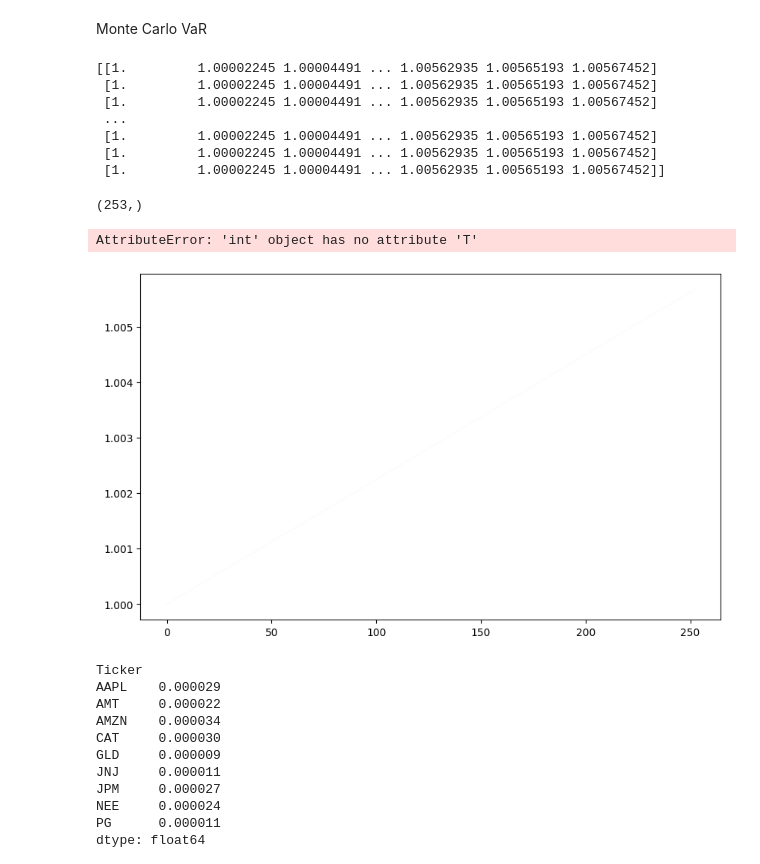
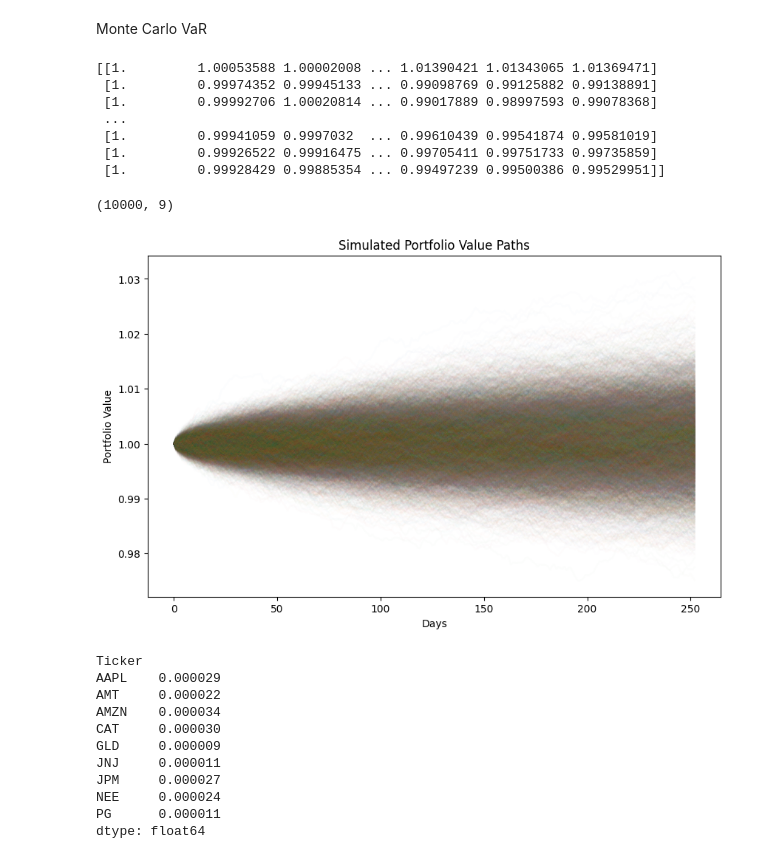
Before and after one commit to bilil-byte/Financial-Risk-project, a Jupyter notebook: notebook.ipynb, the cells around one changed output. Drawn from its saved outputs; the diff is of its cells as text; code cells hidden in the pictures.

```diff
--- a/notebook.ipynb
+++ b/notebook.ipynb
@@ -88,11 +88,14 @@ def simulation_gbm (weights, returns, cov, S0 = 1.0, n_days = 252, n_sim = 10000
     np.random.seed (42)
     dt = 1/252
 
+    returns = np.asarray (returns)
     port_values = np.zeros ((n_sim, n_days+1))
     port_values [:,0] = S0
 
+    z = np.random.normal (size=(n_sim, n_days, len(weights)))
+
     for t in range (1, n_days + 1) :
-        asset_returns = (returns - 0.5 * np.diag(cov)) * dt + np.diag(cov) * np.sqrt (dt)
+        asset_returns = (returns - 0.5 * np.diag(cov)) * dt + np.sqrt (np.diag(cov)) * np.sqrt (dt) * z [:, t-1, :]
         port_return = asset_returns @ weights
         port_values [:,t] = port_values [:, t-1] * np.exp (port_return)
 
@@ -101,29 +104,30 @@ def simulation_gbm (weights, returns, cov, S0 = 1.0, n_days = 252, n_sim = 10000
 simulated_portfolio_values = simulation_gbm (portfolio_weights, assets_returns, data_returns.cov())
 print (simulated_portfolio_values)
 # %% [output]
-[[1.         1.00002245 1.00004491 ... 1.00562935 1.00565193 1.00567452]
- [1.         1.00002245 1.00004491 ... 1.00562935 1.00565193 1.00567452]
- [1.         1.00002245 1.00004491 ... 1.00562935 1.00565193 1.00567452]
+[[1.         1.00053588 1.00002008 ... 1.01390421 1.01343065 1.01369471]
+ [1.         0.99974352 0.99945133 ... 0.99098769 0.99125882 0.99138891]
+ [1.         0.99992706 1.00020814 ... 0.99017889 0.98997593 0.99078368]
  ...
- [1.         1.00002245 1.00004491 ... 1.00562935 1.00565193 1.00567452]
- [1.         1.00002245 1.00004491 ... 1.00562935 1.00565193 1.00567452]
- [1.         1.00002245 1.00004491 ... 1.00562935 1.00565193 1.00567452]]
+ [1.         0.99941059 0.9997032  ... 0.99610439 0.99541874 0.99581019]
+ [1.         0.99926522 0.99916475 ... 0.99705411 0.99751733 0.99735859]
+ [1.         0.99928429 0.99885354 ... 0.99497239 0.99500386 0.99529951]]
 # %%
-simulated_portfolio_values [0].shape
+z = np.random.normal (size=(10000,252, 9))
+print (z[:,0,:].shape)
 # %% [output]
-(253,)
+(10000, 9)
 # %%
 plt.figure(figsize=(10, 6))
-plt.plot(simulated_portfolio_values[0].T, color='blue', alpha=0.01)
-for i in range(simulated_portfolio_values.shape):
-   plt.plot(simulated_portfolio_values[i], alpha=0.01)
+t = np.linspace (0, 252, 253)
+
+for i in range(simulated_portfolio_values.shape[0]):
+    plt.plot(t, simulated_portfolio_values[i], alpha=0.01)
 plt.title('Simulated Portfolio Value Paths')
 plt.xlabel('Days')
 plt.ylabel('Portfolio Value')
 plt.show()
 # %% [output]
-AttributeError: 'int' object has no attribute 'T'
-[figure, old version]
+[figure, new version]
 # %%
 port_values = np.zeros ((10, 91))
 port_values [:,0] = 1.0    #n_sim simulations de la valeur de l'actif sur n_days
```
Also changed, not shown: parts of 2 cells of this notebook.
